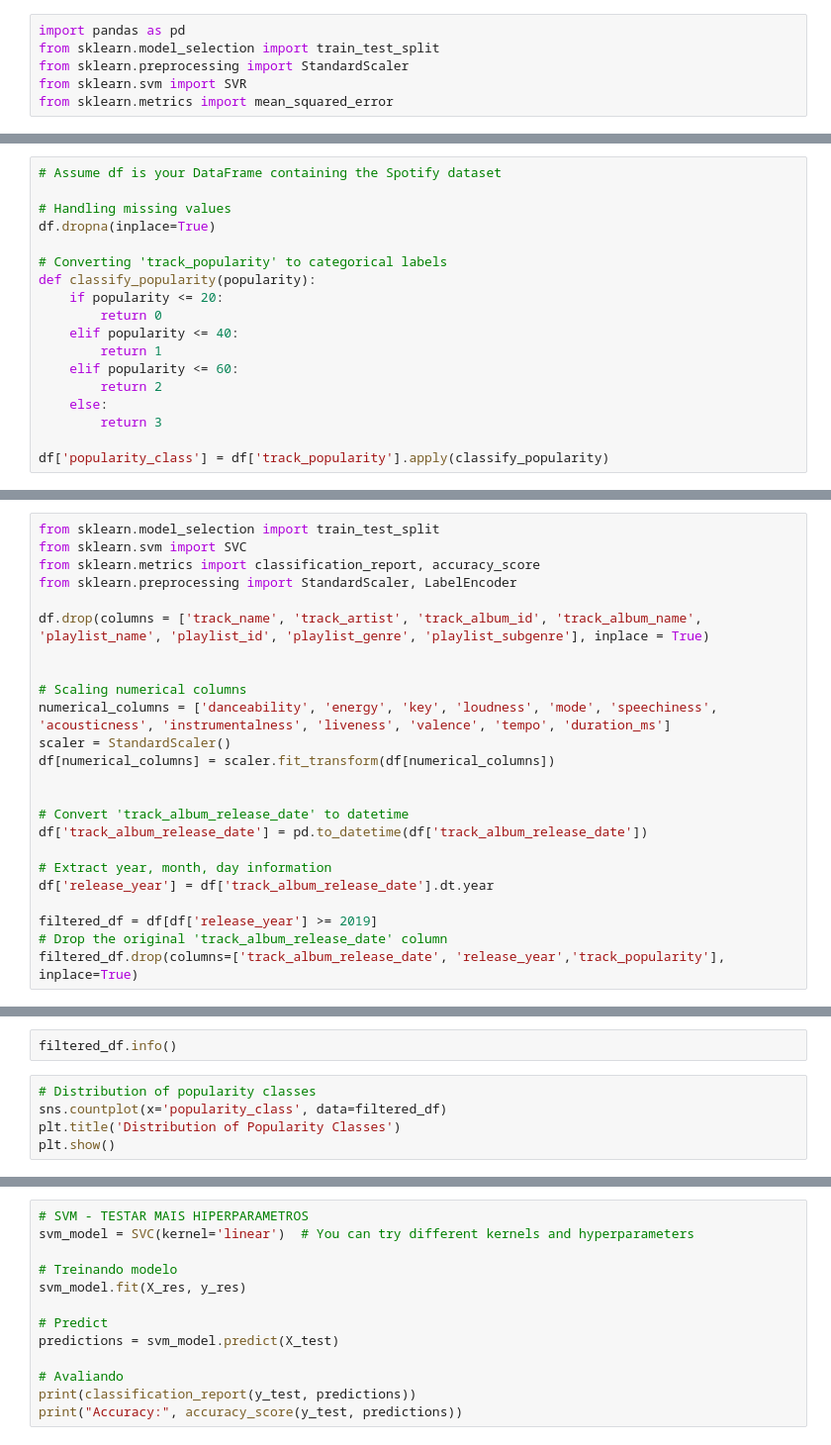
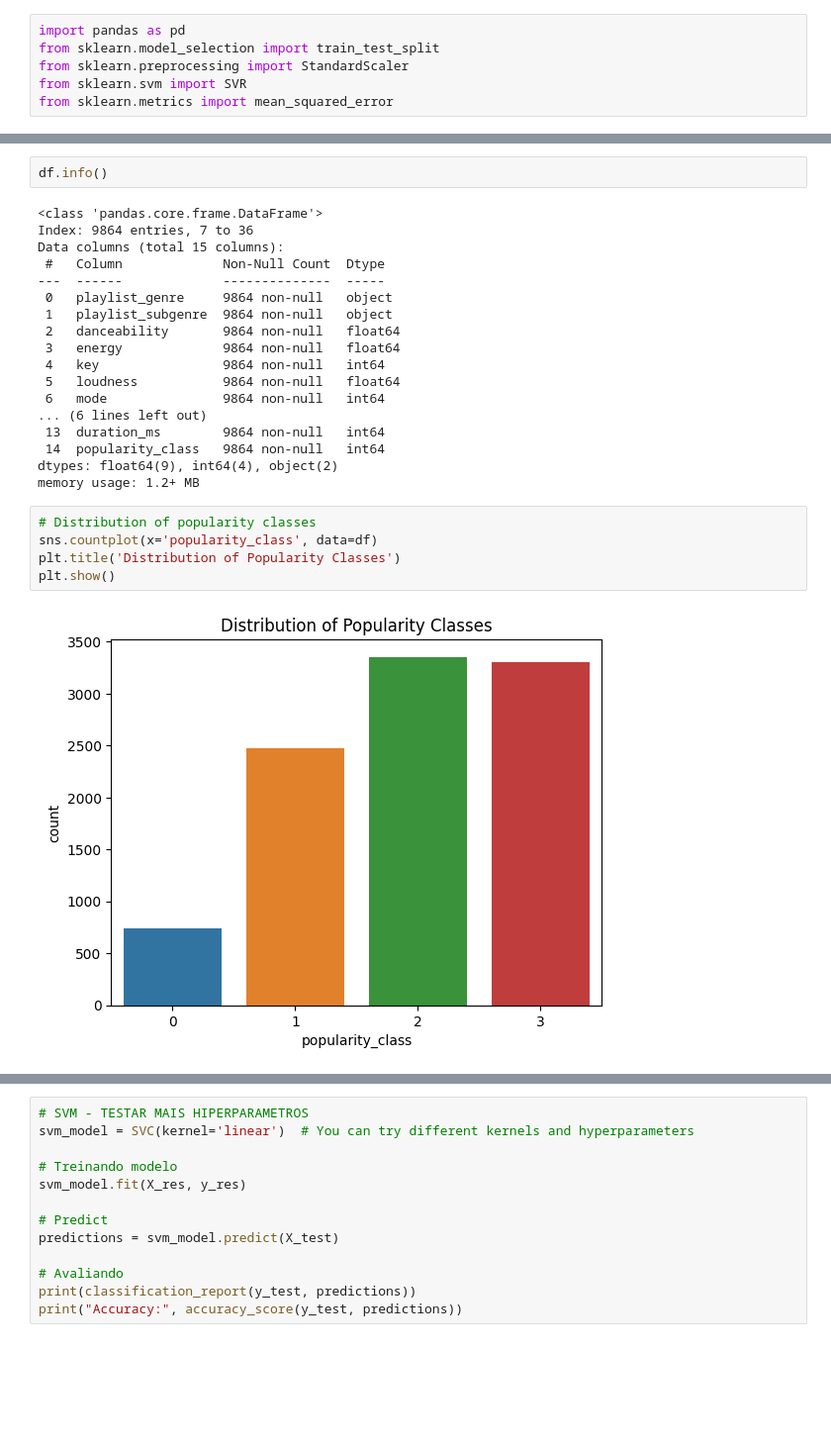
Before and after one commit to claraferreirabatista/30000-spotify-songs-machine-learning-popularidade, a Jupyter notebook: Parte_do_pedro.ipynb, the cells around one changed output, grey strips where cells are left out. Shown: that part at 99% size. Cells and saved outputs as stored; diff of their text form; blank space fills up the shorter version.

```diff
--- a/Parte_do_pedro.ipynb
+++ b/Parte_do_pedro.ipynb
@@ -11,21 +26,3 @@ FileNotFoundError: ignored
-# %%
-# Assume df is your DataFrame containing the Spotify dataset
-
-# Handling missing values
-df.dropna(inplace=True)
-
-# Converting 'track_popularity' to categorical labels
-def classify_popularity(popularity):
-    if popularity <= 20:
-        return 0
-    elif popularity <= 40:
-        return 1
-    elif popularity <= 60:
-        return 2
-    else:
-        return 3
-
-df['popularity_class'] = df['track_popularity'].apply(classify_popularity)
 # %%
 import seaborn as sns
 import matplotlib.pyplot as plt
@@ -37,24 +35,0 @@ plt.show()
-# %%
-from sklearn.model_selection import train_test_split
-from sklearn.svm import SVC
-from sklearn.metrics import classification_report, accuracy_score
-from sklearn.preprocessing import StandardScaler, LabelEncoder
-
-df.drop(columns = ['track_name', 'track_artist', 'track_album_id', 'track_album_name', 'playlist_name', 'playlist_id', 'playlist_genre', 'playlist_subgenre'], inplace = True)
-
-
-# Scaling numerical columns
-numerical_columns = ['danceability', 'energy', 'key', 'loudness', 'mode', 'speechiness', 'acousticness', 'instrumentalness', 'liveness', 'valence', 'tempo', 'duration_ms']
-scaler = StandardScaler()
-df[numerical_columns] = scaler.fit_transform(df[numerical_columns])
-
-
-# Convert 'track_album_release_date' to datetime
-df['track_album_release_date'] = pd.to_datetime(df['track_album_release_date'])
-
-# Extract year, month, day information
-df['release_year'] = df['track_album_release_date'].dt.year
-
-filtered_df = df[df['release_year'] >= 2019]
-# Drop the original 'track_album_release_date' column
-filtered_df.drop(columns=['track_album_release_date', 'release_year','track_popularity'], inplace=True)
@@ -70,10 +36,30 @@ plt.show()
 # %%
-filtered_df.info()
+df.info()
+# %% [output]
+<class 'pandas.core.frame.DataFrame'>
+Index: 9864 entries, 7 to 36
+Data columns (total 15 columns):
+ #   Column             Non-Null Count  Dtype
+---  ------             --------------  -----
+ 0   playlist_genre     9864 non-null   object
+ 1   playlist_subgenre  9864 non-null   object
+ 2   danceability       9864 non-null   float64
+ 3   energy             9864 non-null   float64
+ 4   key                9864 non-null   int64
+ 5   loudness           9864 non-null   float64
+ 6   mode               9864 non-null   int64
+... (6 lines left out)
+ 13  duration_ms        9864 non-null   int64
+ 14  popularity_class   9864 non-null   int64
+dtypes: float64(9), int64(4), object(2)
+memory usage: 1.2+ MB
 # %%
 # Distribution of popularity classes
-sns.countplot(x='popularity_class', data=filtered_df)
+sns.countplot(x='popularity_class', data=df)
 plt.title('Distribution of Popularity Classes')
 plt.show()
+# %% [output]
+[figure, added]
 # %%
 from imblearn.under_sampling import RandomUnderSampler
 from collections import Counter
```
Also changed, not shown: parts of 6 cells of this notebook, 5 other files.
